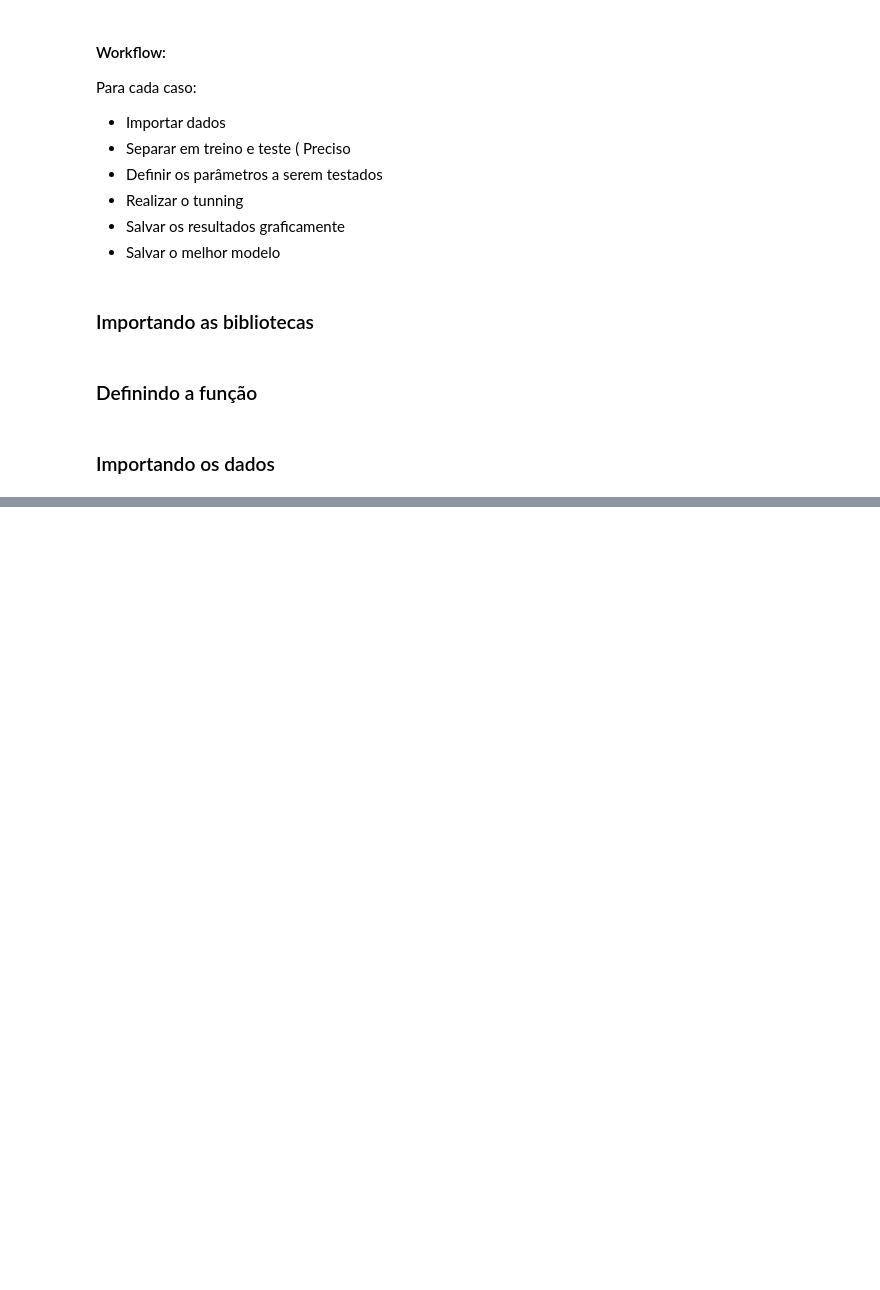
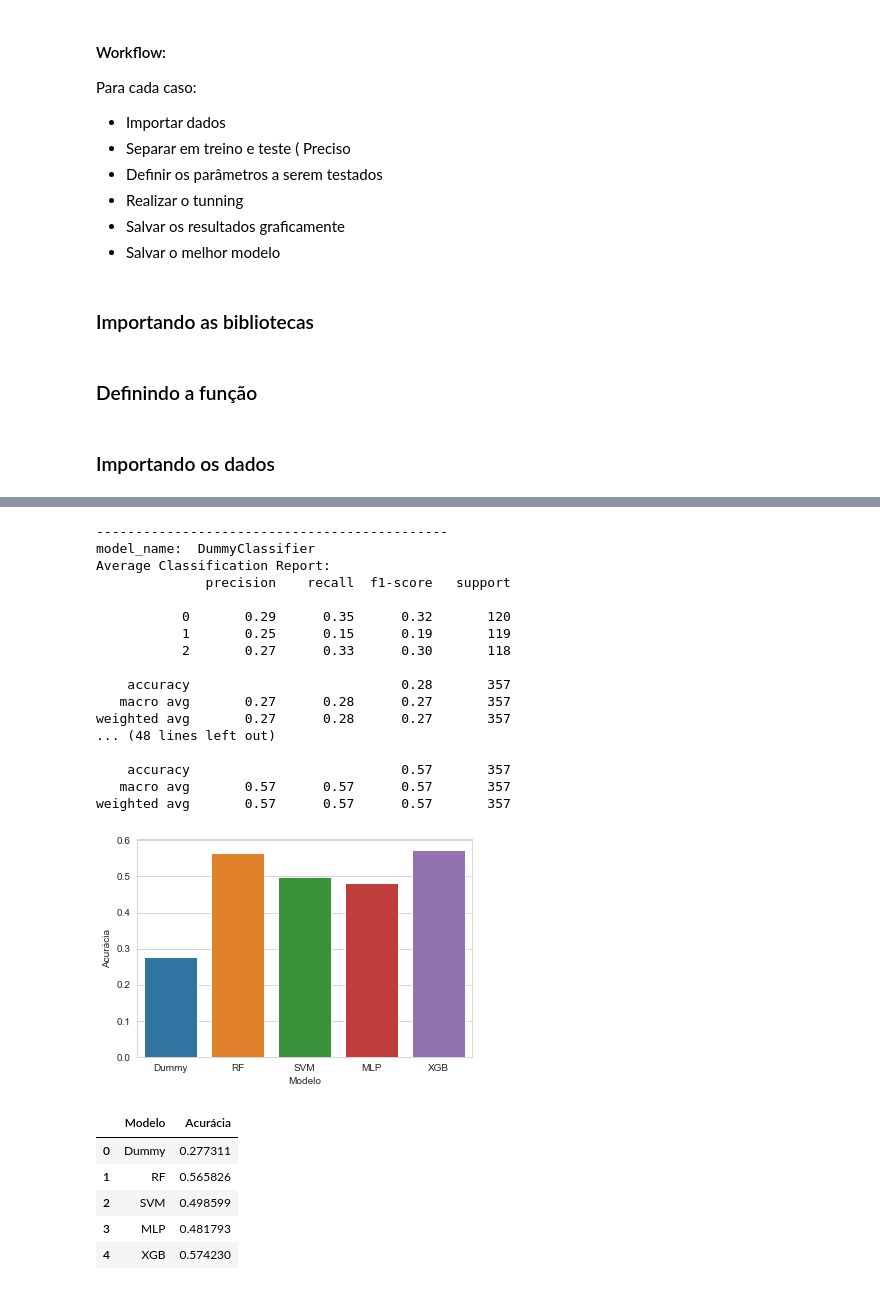
Before and after one commit to Apollyion/Classificacao_MHI_BIC, a Jupyter notebook: Codigos-Desenvolvimento/Tunning_Modelos_Geral.ipynb, the cells around one changed output, grey strips where cells are left out. Saved outputs shown, nothing was run; the diff lists cells and outputs as text; code cells hidden in the pictures; blank space fills up the shorter version.

```diff
--- a/Codigos-Desenvolvimento/Tunning_Modelos_Geral.ipynb
+++ b/Codigos-Desenvolvimento/Tunning_Modelos_Geral.ipynb
@@ -147,9 +154,28 @@ target4 = base2['Nivel_MHI']
 target4 = le.fit_transform(target4)
 sampler = RandomUnderSampler()
 data4_re, target4_re = sampler.fit_resample(data4, target4)
+
+# Qualidade de Vida Geral ( Media das duas primeiras questões do WHOQOL)
+# Pegar a média das duas primeiras colunas da base2, pelo indice
+data5 = pd.concat([data1, base2.loc[:,['BR','BS']].mean(axis=1)], axis=1)
+target5 = base2['Nivel_MHI']
+target5 = le.fit_transform(target5)
+sampler = RandomUnderSampler()
+data5.columns = data5.columns.astype(str)
+data5_re, target5_re = sampler.fit_resample(data5, target5)
+
+# Media de todos os dominios do WHOQOL
+data6 = pd.concat([data1, base2.loc[:,['CR','CS','CT','CU']].mean(axis=1)], axis=1)
+target6 = base2['Nivel_MHI']
+target6 = le.fit_transform(target6)
+sampler = RandomUnderSampler()
+data6.columns = data6.columns.astype(str)
+data6_re, target6_re = sampler.fit_resample(data6, target6)
 # %%
 # Dividir os dados em treino e teste
 X_train1, X_test1, y_train1, y_test1 = train_test_split(data1_re, target1_re, test_size=0.2)
 X_train2, X_test2, y_train2, y_test2 = train_test_split(data2_re, target2_re, test_size=0.2)
 X_train3, X_test3, y_train3, y_test3 = train_test_split(data3_re, target3_re, test_size=0.2)
 X_train4, X_test4, y_train4, y_test4 = train_test_split(data4_re, target4_re, test_size=0.2)
+X_train5, X_test5, y_train5, y_test5 = train_test_split(data5_re, target5_re, test_size=0.2)
+X_train6, X_test6, y_train6, y_test6 = train_test_split(data6_re, target6_re, test_size=0.2)
@@ -155,0 +324,27 @@ X_train4, X_test4, y_train4, y_test4 = train_test_split(data4_re, target4_re, te
+# %%
+avalia_dif_modelos_cv(X_train5, y_train5, 5)
+# %% [output]
+---------------------------------------------
+model_name:  DummyClassifier
+Average Classification Report:
+              precision    recall  f1-score   support
+
+           0       0.29      0.35      0.32       120
+           1       0.25      0.15      0.19       119
+           2       0.27      0.33      0.30       118
+
+    accuracy                           0.28       357
+   macro avg       0.27      0.28      0.27       357
+weighted avg       0.27      0.28      0.27       357
+... (48 lines left out)
+
+    accuracy                           0.57       357
+   macro avg       0.57      0.57      0.57       357
+weighted avg       0.57      0.57      0.57       357
+[figure, added]
+|  | Modelo | Acurácia |
+| 0 | Dummy | 0.277311 |
+| 1 | RF | 0.565826 |
+| 2 | SVM | 0.498599 |
+| 3 | MLP | 0.481793 |
+| 4 | XGB | 0.574230 |
```
Also changed, not shown: parts of 29 cells of this notebook, 58 other files.
